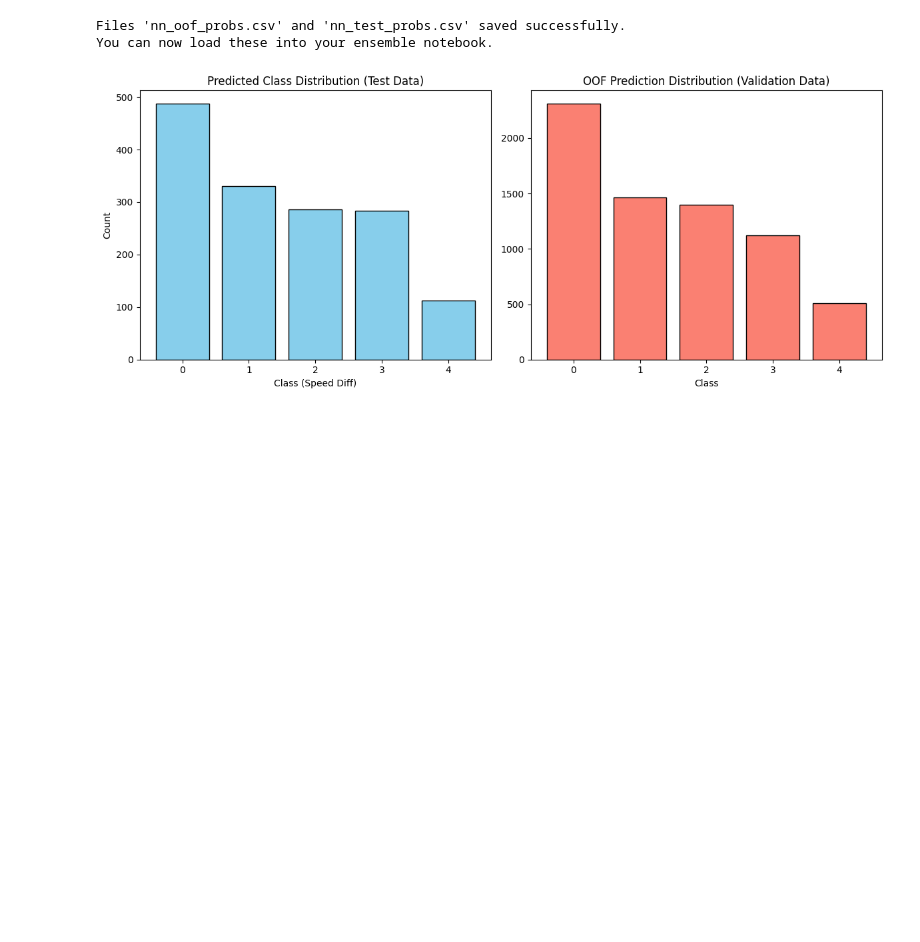
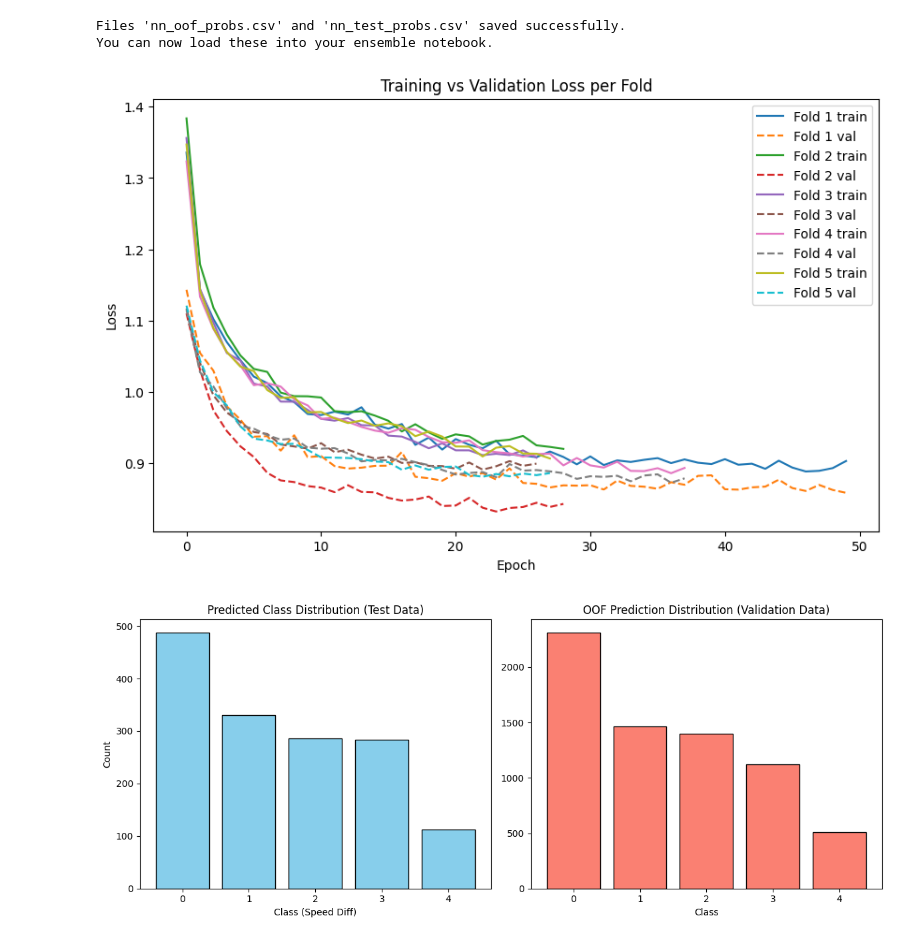
Before and after one commit to marco04asc/DAA, a Jupyter notebook: notebooks/rede_neuronal.ipynb, the cells around one changed output. Cells and saved outputs as stored; diff of their text form; code cells hidden in the pictures; blank space fills up the shorter version.

```diff
--- a/notebooks/rede_neuronal.ipynb
+++ b/notebooks/rede_neuronal.ipynb
@@ -20,7 +20,7 @@ CONFIG = {
     "seed": 80085,
     "n_folds": 5,
     "batch_size": 64,
-    "epochs": 50,
+    "epochs": 40,
     "learning_rate": 1e-3,
     "patience": 10,  # For early stopping
     "hidden_layers": [256, 128, 64],
@@ -132,62 +132,51 @@ def train_model(model, train_loader, val_loader, criterion, optimizer, scheduler
     train_losses, val_losses = [], []
 
     for epoch in range(CONFIG["epochs"]):
-        # --- Training Phase ---
+        # --- Training ---
         model.train()
         running_loss = 0.0
         for inputs, labels in train_loader:
             inputs, labels = inputs.to(device), labels.to(device)
-
             optimizer.zero_grad()
             outputs = model(inputs)
             loss = criterion(outputs, labels)
             loss.backward()
             optimizer.step()
-
             running_loss += loss.item() * inputs.size(0)
-
         epoch_train_loss = running_loss / len(train_loader.dataset)
         train_losses.append(epoch_train_loss)
 
-        # --- Validation Phase ---
+        # --- Validation ---
         model.eval()
         running_loss = 0.0
-        all_preds = []
-        all_labels = []
-
+        all_preds, all_labels = [], []
         with torch.no_grad():
             for inputs, labels in val_loader:
                 inputs, labels = inputs.to(device), labels.to(device)
                 outputs = model(inputs)
                 loss = criterion(outputs, labels)
                 running_loss += loss.item() * inputs.size(0)
-
                 preds = torch.argmax(outputs, dim=1)
                 all_preds.extend(preds.cpu().numpy())
                 all_labels.extend(labels.cpu().numpy())
-
         epoch_val_loss = running_loss / len(val_loader.dataset)
         val_losses.append(epoch_val_loss)
         epoch_acc = accuracy_score(all_labels, all_preds)
 
-        # --- Scheduler Step ---
         scheduler.step(epoch_val_loss)
 
-        # --- Save Best Model & Early Stopping ---
         if epoch_acc > best_acc:
             best_acc = epoch_acc
             best_model_wts = copy.deepcopy(model.state_dict())
-            patience_counter = 0 # Reset patience
+            patience_counter = 0
         else:
             patience_counter += 1
-
         if patience_counter >= patience:
             print(f"Early stopping at epoch {epoch}")
             break
 
-    # Load best weights
     model.load_state_dict(best_model_wts)
-    return model, best_acc
+    return model, best_acc, train_losses, val_losses
 # %% [markdown]
 #### 6. MAIN EXECUTION: CROSS VALIDATION 5 FOLDS
 # %%
@@ -197,6 +186,8 @@ skf = StratifiedKFold(n_splits=CONFIG["n_folds"], shuffle=True, random_state=CON
 oof_preds = np.zeros((len(X_all), 5)) # 5 Classes
 test_preds_accum = np.zeros((len(X_test_final), 5))
 fold_accuracies = []
+all_train_losses = []
+all_val_losses = []
 
 print(f"Starting {CONFIG['n_folds']}-Fold Training...")
 
@@ -236,7 +227,12 @@ for fold, (train_idx, val_idx) in enumerate(skf.split(X_all, y_all)):
     scheduler = optim.lr_scheduler.ReduceLROnPlateau(optimizer, mode='min', factor=0.5, patience=3)
 
     # Train
-    model, best_acc = train_model(model, train_loader, val_loader, criterion, optimizer, scheduler, device, patience=CONFIG["patience"])
+    model, best_acc, train_losses, val_losses = train_model(model, train_loader, val_loader, criterion, optimizer, scheduler, device, patience=CONFIG["patience"])
+    fold_accuracies.append(best_acc)
+
+    all_train_losses.append(train_losses)
+    all_val_losses.append(val_losses)
+
     fold_accuracies.append(best_acc)
     print(f"Fold {fold+1} Best Accuracy: {best_acc:.4f}")
 
@@ -309,6 +305,18 @@ print("You can now load these into your ensemble notebook.")
 # %% [output]
 Files 'nn_oof_probs.csv' and 'nn_test_probs.csv' saved successfully.
 You can now load these into your ensemble notebook.
+# %%
+plt.figure(figsize=(10, 6))
+for f, (tr, va) in enumerate(zip(all_train_losses, all_val_losses), 1):
+    plt.plot(tr, label=f'Fold {f} train')
+    plt.plot(va, linestyle='--', label=f'Fold {f} val')
+plt.xlabel('Epoch')
+plt.ylabel('Loss')
+plt.title('Training vs Validation Loss per Fold')
+plt.legend()
+plt.show()
+# %% [output]
+[figure, added]
 # %%
 # --- Plot Training History ---
 # (Requires that you tracked 'train_losses' and 'val_losses' inside the train loop)
```
Also changed, not shown: 16 other files.
